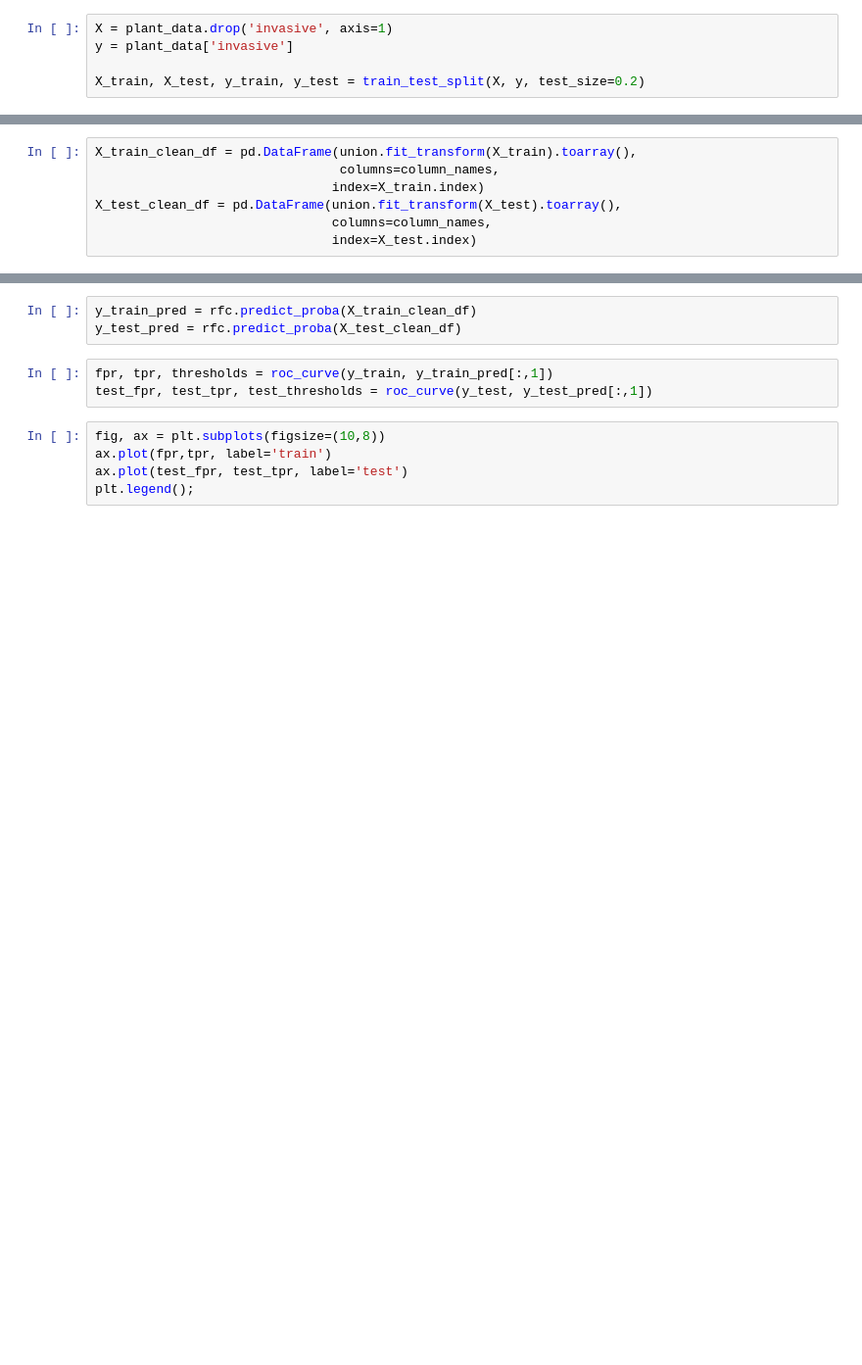
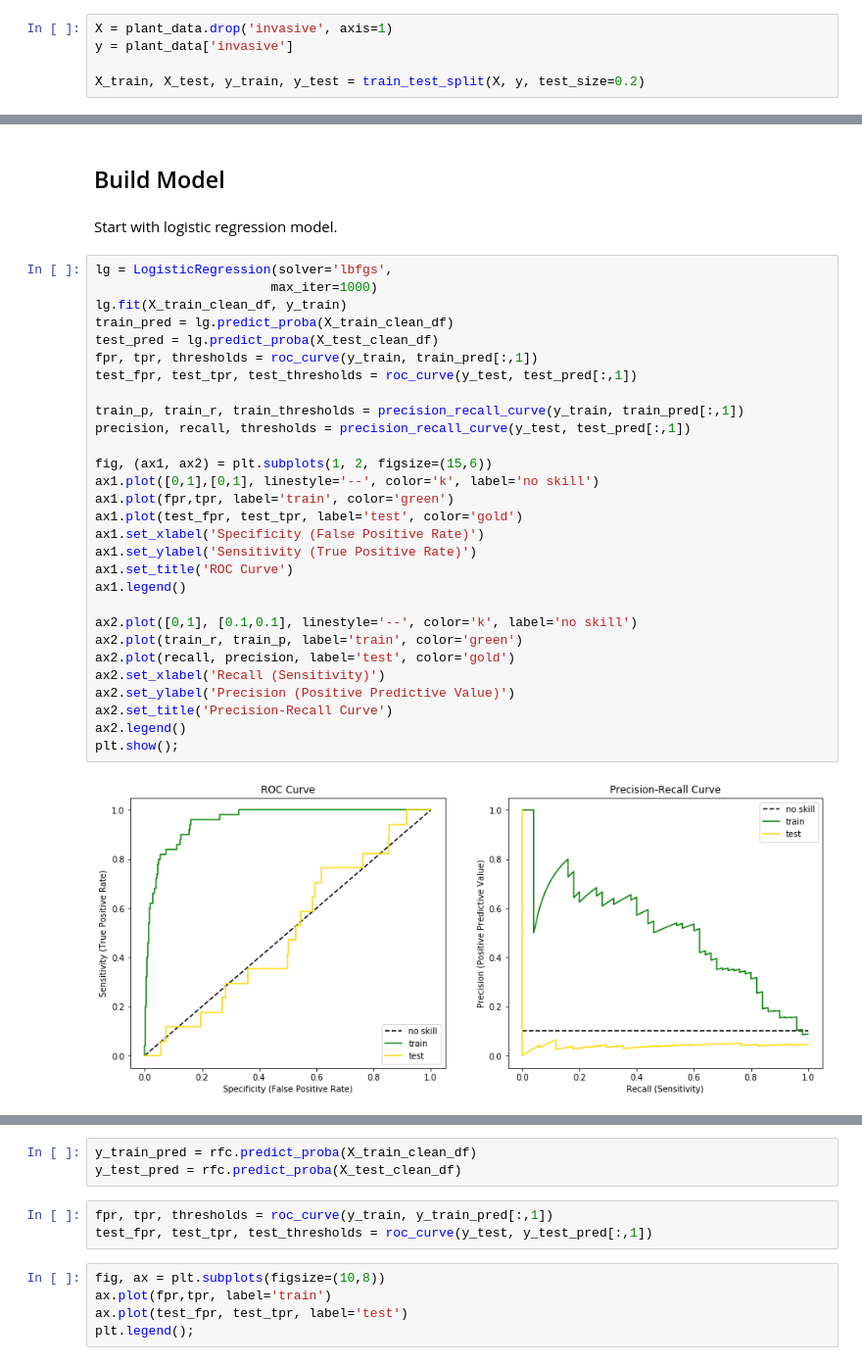
Before and after one commit to nkacoroski/dsc-3-final-project, a Jupyter notebook: student.ipynb, the cells around one changed output, grey strips where cells are left out. Shown at 98% size. Saved outputs shown, nothing was run; the diff lists cells and outputs as text; blank space fills up the shorter version.

Commit message:
Finalize all sections except modeling

```diff
--- a/student.ipynb
+++ b/student.ipynb
@@ -341,7 +96,0 @@ pd.DataFrame(union.fit_transform(X_train).toarray(), columns=column_names).T.hea
-# %%
-X_train_clean_df = pd.DataFrame(union.fit_transform(X_train).toarray(),
-                                columns=column_names,
-                               index=X_train.index)
-X_test_clean_df = pd.DataFrame(union.fit_transform(X_test).toarray(),
-                               columns=column_names,
-                               index=X_test.index)
@@ -422,0 +230,35 @@ weighted avg       0.95      0.61      0.73       413
+# %% [markdown]
+## Build Model
+# %% [markdown]
+Start with logistic regression model.
+# %%
+lg = LogisticRegression(solver='lbfgs',
+                       max_iter=1000)
+lg.fit(X_train_clean_df, y_train)
+train_pred = lg.predict_proba(X_train_clean_df)
+test_pred = lg.predict_proba(X_test_clean_df)
+fpr, tpr, thresholds = roc_curve(y_train, train_pred[:,1])
+test_fpr, test_tpr, test_thresholds = roc_curve(y_test, test_pred[:,1])
+
+train_p, train_r, train_thresholds = precision_recall_curve(y_train, train_pred[:,1])
+precision, recall, thresholds = precision_recall_curve(y_test, test_pred[:,1])
+
+fig, (ax1, ax2) = plt.subplots(1, 2, figsize=(15,6))
+ax1.plot([0,1],[0,1], linestyle='--', color='k', label='no skill')
+ax1.plot(fpr,tpr, label='train', color='green')
+ax1.plot(test_fpr, test_tpr, label='test', color='gold')
+ax1.set_xlabel('Specificity (False Positive Rate)')
+ax1.set_ylabel('Sensitivity (True Positive Rate)')
+ax1.set_title('ROC Curve')
+ax1.legend()
+
+ax2.plot([0,1], [0.1,0.1], linestyle='--', color='k', label='no skill')
+ax2.plot(train_r, train_p, label='train', color='green')
+ax2.plot(recall, precision, label='test', color='gold')
+ax2.set_xlabel('Recall (Sensitivity)')
+ax2.set_ylabel('Precision (Positive Predictive Value)')
+ax2.set_title('Precision-Recall Curve')
+ax2.legend()
+plt.show();
+# %% [output]
+[figure, added]
```
Also changed, not shown: parts of 54 cells of this notebook, 1 other file.
